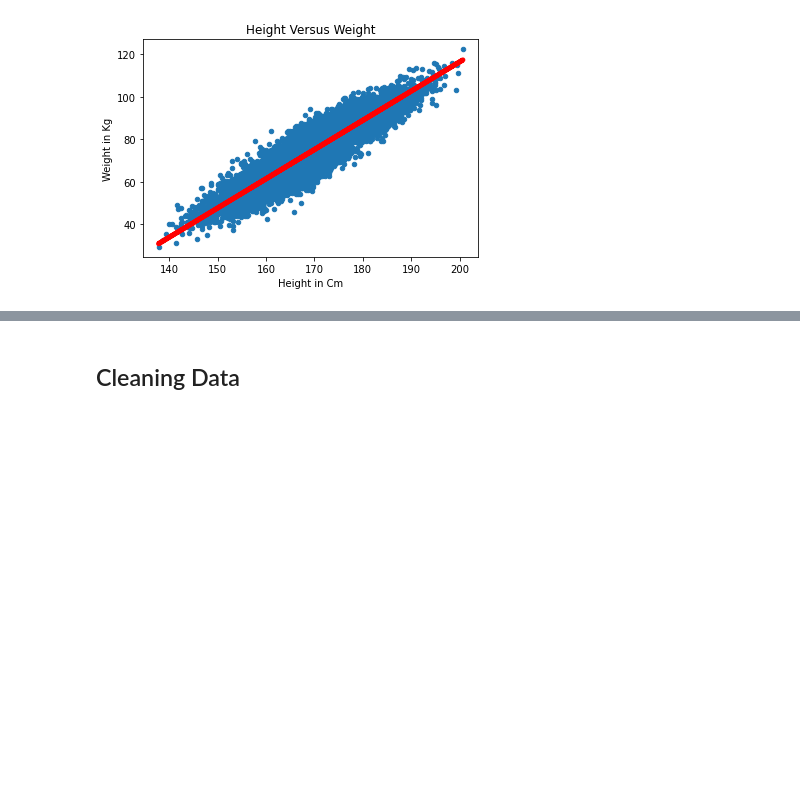
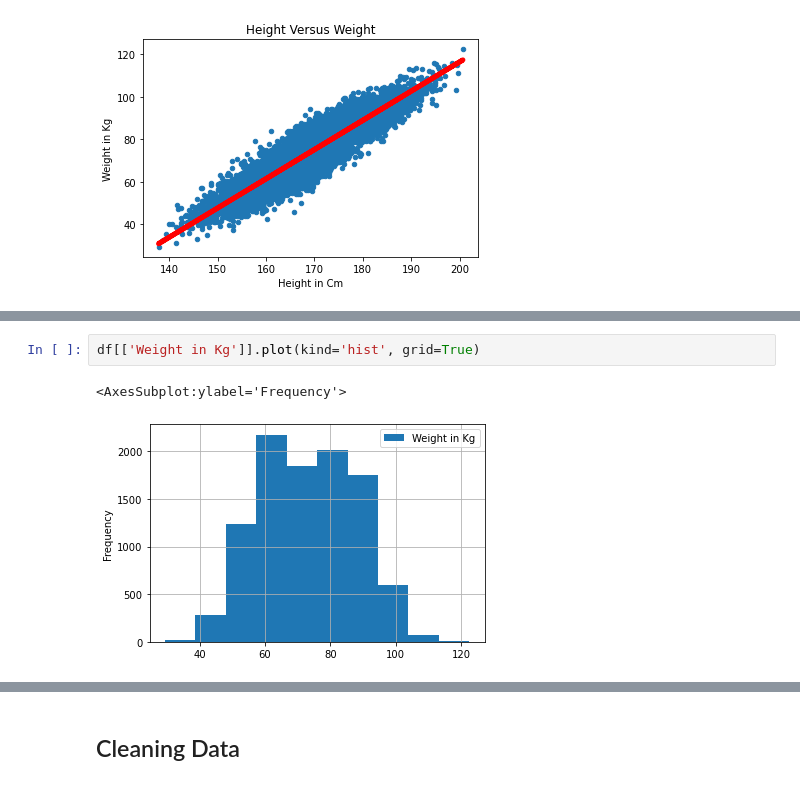
Before and after one commit to Asabeneh/Pandas, a Jupyter notebook: pandas.ipynb, the cells around one changed output, grey strips where cells are left out. Drawn from its saved outputs; the diff is of its cells as text; blank space fills up the shorter version.

```diff
--- a/pandas.ipynb
+++ b/pandas.ipynb
@@ -1859,0 +1865,5 @@ plt.show()
+# %%
+df[['Weight in Kg']].plot(kind='hist', grid=True)
+# %% [output]
+<AxesSubplot:ylabel='Frequency'>
+[figure, added]
```
Also changed, not shown: parts of 4 cells of this notebook.
